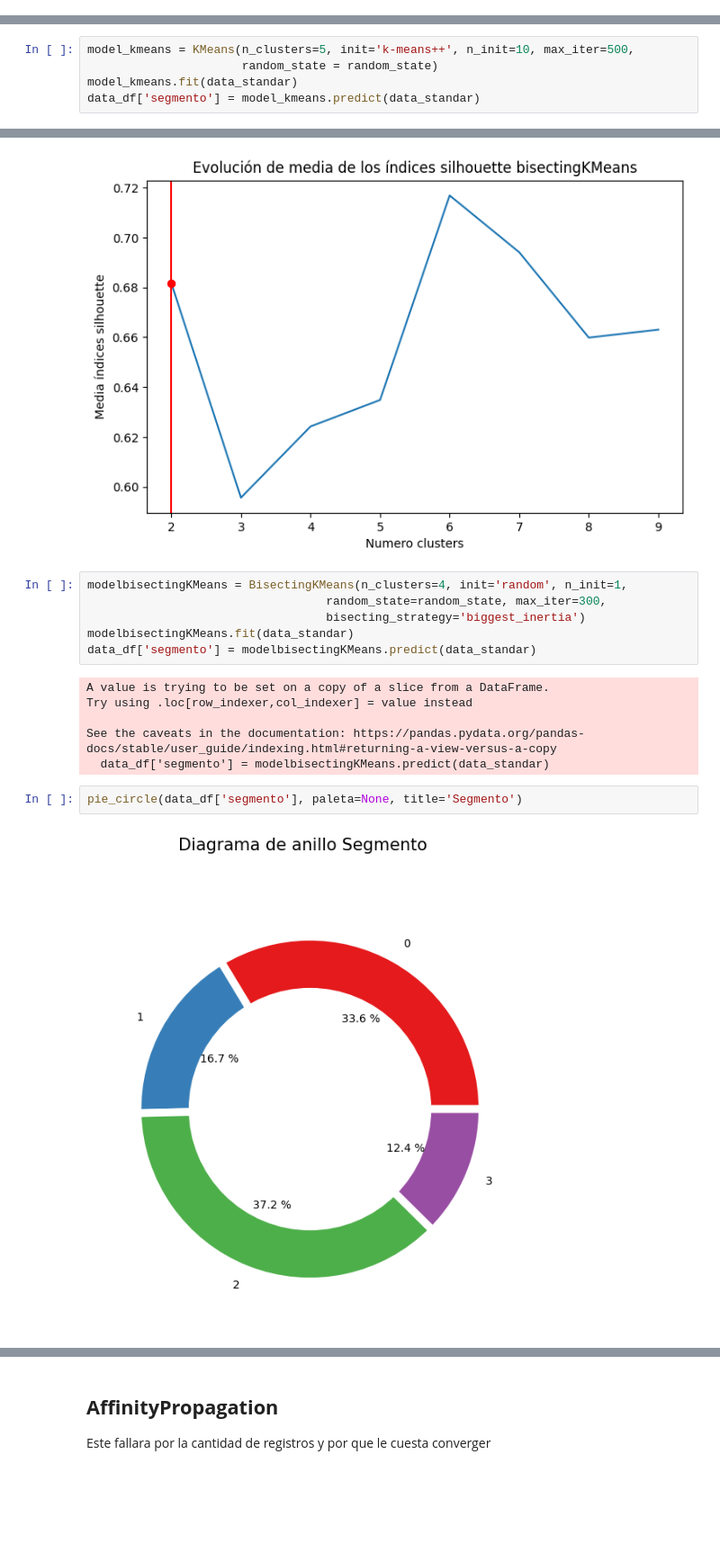
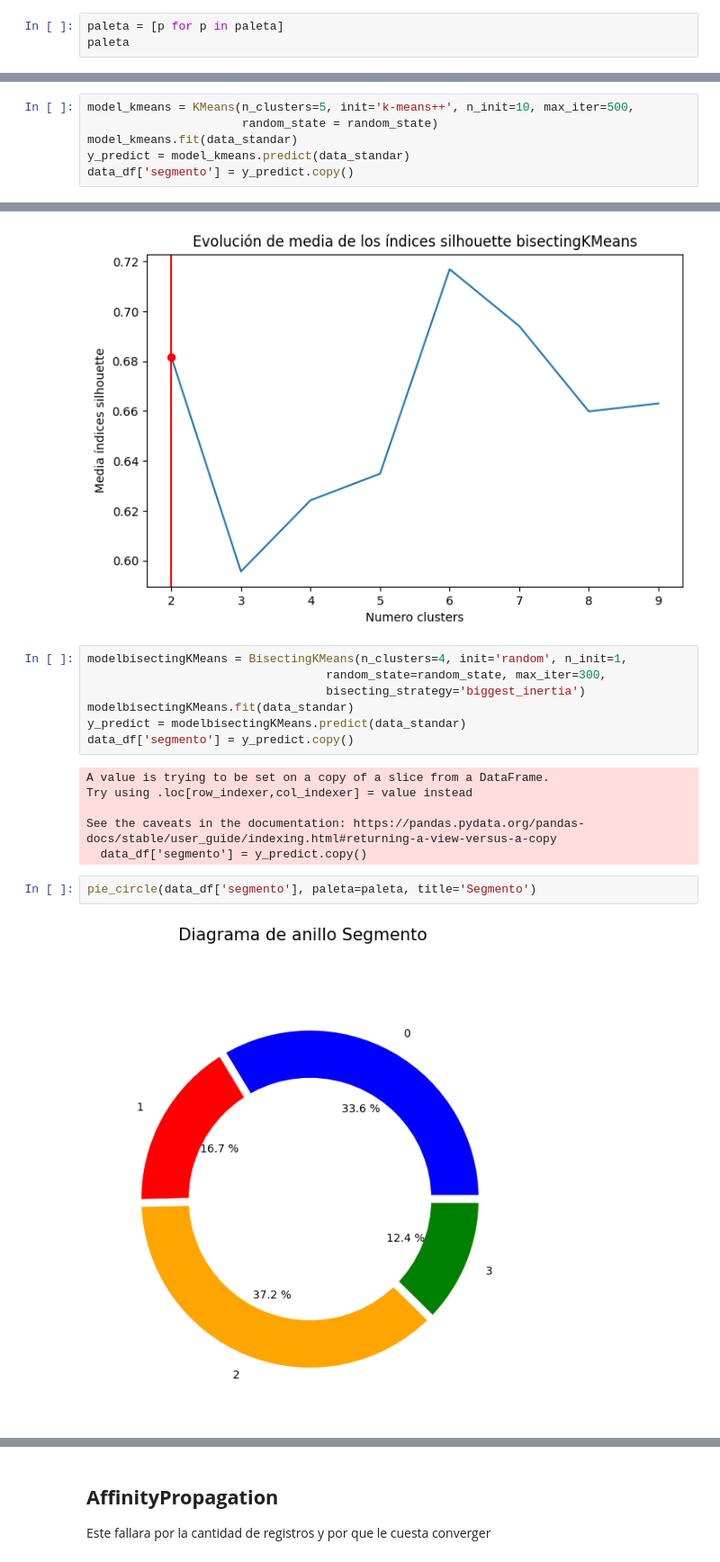
Before and after one commit to Kaiziferr/machine_learning, a Jupyter notebook: clusters/segmentacion.ipynb, the cells around one changed output, grey strips where cells are left out. Shown: that part at 90% size. Cells and saved outputs as stored; diff of their text form; blank space fills up the shorter version.

```diff
--- a/clusters/segmentacion.ipynb
+++ b/clusters/segmentacion.ipynb
@@ -405,3 +457,6 @@ data_df = transaccion_valor[["valor_contraprestacion_total",
 #estimator = StandardScaler()
 estimator = MinMaxScaler()
 data_standar = estimator.fit_transform(data_df)
+# %%
+paleta = [p for p in paleta]
+paleta
@@ -418,7 +475,8 @@ silhouette_select_cluster(kmeans, (2,10), data_standar, name_model = 'Kmeans')
 model_kmeans = KMeans(n_clusters=5, init='k-means++', n_init=10, max_iter=500,
                       random_state = random_state)
 model_kmeans.fit(data_standar)
-data_df['segmento'] = model_kmeans.predict(data_standar)
+y_predict = model_kmeans.predict(data_standar)
+data_df['segmento'] = y_predict.copy()
 # %% [output]
 A value is trying to be set on a copy of a slice from a DataFrame.
 Try using .loc[row_indexer,col_indexer] = value instead
@@ -447,14 +509,15 @@ modelbisectingKMeans = BisectingKMeans(n_clusters=4, init='random', n_init=1,
                                   random_state=random_state, max_iter=300,
                                   bisecting_strategy='biggest_inertia')
 modelbisectingKMeans.fit(data_standar)
-data_df['segmento'] = modelbisectingKMeans.predict(data_standar)
+y_predict = modelbisectingKMeans.predict(data_standar)
+data_df['segmento'] = y_predict.copy()
 # %% [output]
 A value is trying to be set on a copy of a slice from a DataFrame.
 Try using .loc[row_indexer,col_indexer] = value instead
 
 See the caveats in the documentation: https://pandas.pydata.org/pandas-docs/stable/user_guide/indexing.html#returning-a-view-versus-a-copy
-  data_df['segmento'] = modelbisectingKMeans.predict(data_standar)
+  data_df['segmento'] = y_predict.copy()
 # %%
-pie_circle(data_df['segmento'], paleta=None, title='Segmento')
+pie_circle(data_df['segmento'], paleta=paleta, title='Segmento')
 # %% [output]
-[figure, old version]
+[figure, new version]
```
Also changed, not shown: parts of 32 cells of this notebook.
